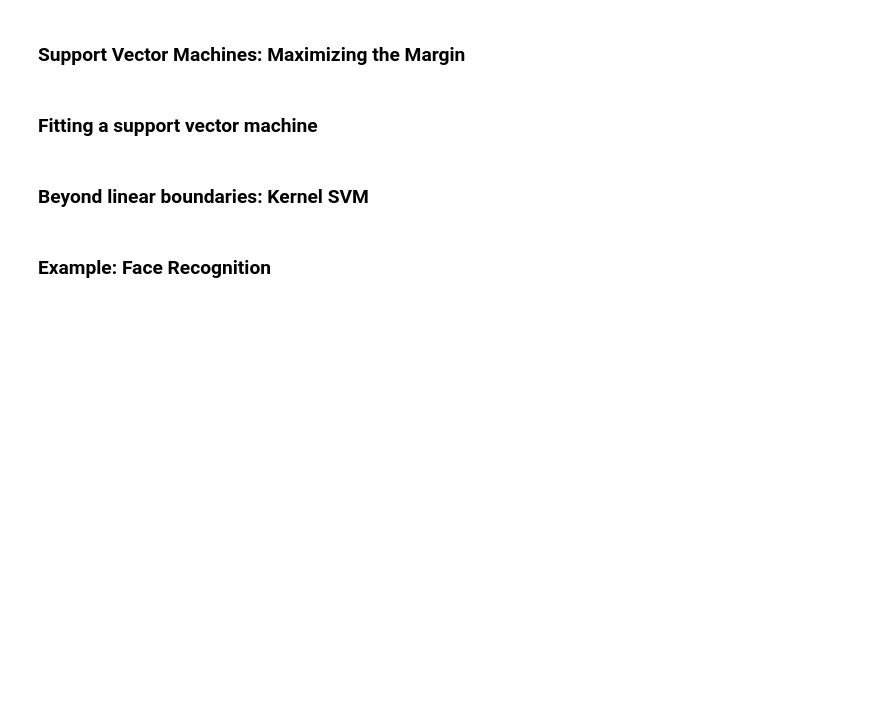
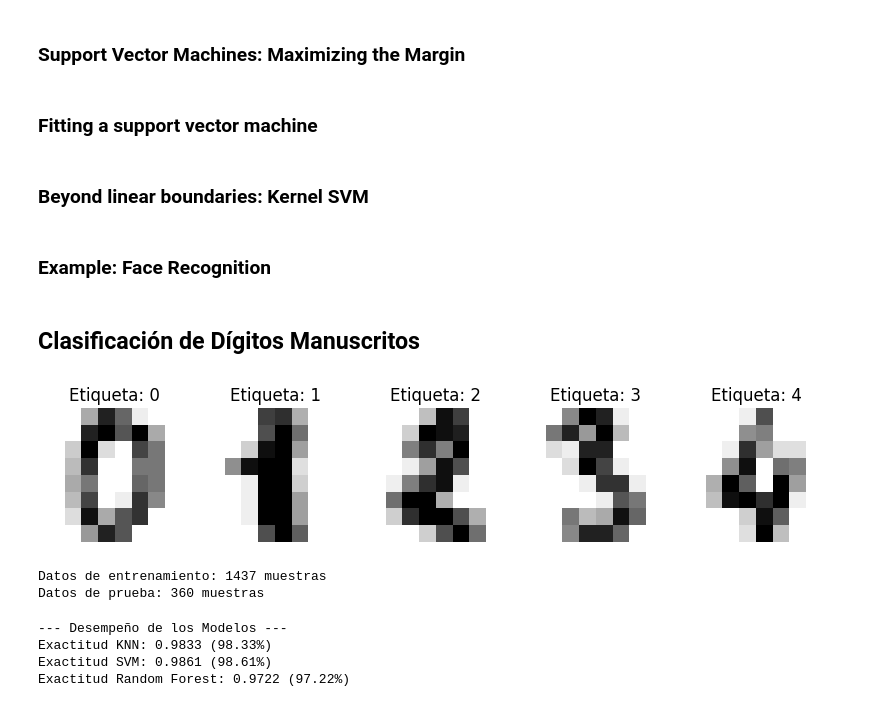
Before and after one commit to omaralonsoinfo/MineriaDeDatos, a Jupyter notebook: Mineria_De_Datos.ipynb, the cells around one changed output. Cells and saved outputs as stored; diff of their text form; code cells hidden in the pictures; blank space fills up the shorter version.

Commit message:
Clasificación de Dígitos Manuscritos

```diff
--- a/Mineria_De_Datos.ipynb
+++ b/Mineria_De_Datos.ipynb
@@ -2142,3 +2142,67 @@ sns.heatmap(mat.T, square=True, annot=True, fmt='d', cbar=False,
             yticklabels=faces.target_names)
 plt.xlabel('true label')
 plt.ylabel('predicted label');
+# %% [markdown]
+## Clasificación de Dígitos Manuscritos
+# %%
+import numpy as np
+import matplotlib.pyplot as plt
+from sklearn.datasets import load_digits
+from sklearn.model_selection import train_test_split
+from sklearn.neighbors import KNeighborsClassifier
+from sklearn.svm import SVC
+from sklearn.ensemble import RandomForestClassifier
+from sklearn.metrics import accuracy_score
+
+# 1. Carga del dataset
+digits = load_digits()
+X = digits.data # Las 64 características (8x8 aplanado)
+y = digits.target # Las etiquetas (0-9)
+
+# Visualizar algunas imágenes para entender los datos
+plt.figure(figsize=(10, 4))
+for index, (image, label) in enumerate(zip(digits.images[:5], digits.target[:5])):
+    plt.subplot(1, 5, index + 1)
+    plt.imshow(image, cmap=plt.cm.gray_r, interpolation='nearest')
+    plt.title(f'Etiqueta: {label}')
+    plt.axis('off')
+plt.show()
+
+# Dividir los datos (80% entrenamiento, 20% prueba)
+X_train, X_test, y_train, y_test = train_test_split(X, y, test_size=0.20, random_state=42)
+print(f"Datos de entrenamiento: {X_train.shape[0]} muestras")
+print(f"Datos de prueba: {X_test.shape[0]} muestras")
+# %% [output]
+[figure, added]
+Datos de entrenamiento: 1437 muestras
+Datos de prueba: 360 muestras
+# %%
+# 2. Inicializar los modelos con los parámetros solicitados
+knn_model = KNeighborsClassifier(n_neighbors=3)
+svm_model = SVC(kernel='rbf', gamma='scale')
+rf_model = RandomForestClassifier(n_estimators=100, random_state=42)
+
+# Entrenar los modelos
+knn_model.fit(X_train, y_train)
+svm_model.fit(X_train, y_train)
+rf_model.fit(X_train, y_train)
+
+# 3. Evaluación en el conjunto de prueba
+y_pred_knn = knn_model.predict(X_test)
+y_pred_svm = svm_model.predict(X_test)
+y_pred_rf = rf_model.predict(X_test)
+
+# Calcular y mostrar la exactitud (Accuracy)
+acc_knn = accuracy_score(y_test, y_pred_knn)
+acc_svm = accuracy_score(y_test, y_pred_svm)
+acc_rf = accuracy_score(y_test, y_pred_rf)
+
+print("\n--- Desempeño de los Modelos ---")
+print(f"Exactitud KNN: {acc_knn:.4f} ({acc_knn*100:.2f}%)")
+print(f"Exactitud SVM: {acc_svm:.4f} ({acc_svm*100:.2f}%)")
+print(f"Exactitud Random Forest: {acc_rf:.4f} ({acc_rf*100:.2f}%)")
+# %% [output]
+--- Desempeño de los Modelos ---
+Exactitud KNN: 0.9833 (98.33%)
+Exactitud SVM: 0.9861 (98.61%)
+Exactitud Random Forest: 0.9722 (97.22%)
```
Also changed, not shown: parts of 2 cells of this notebook.
